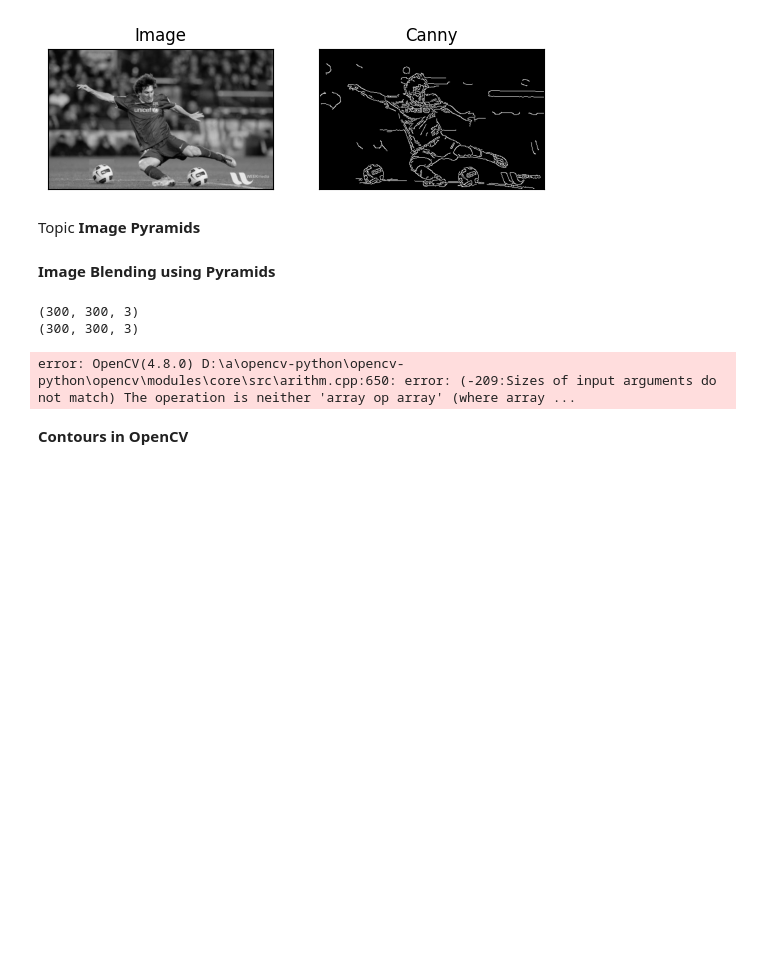
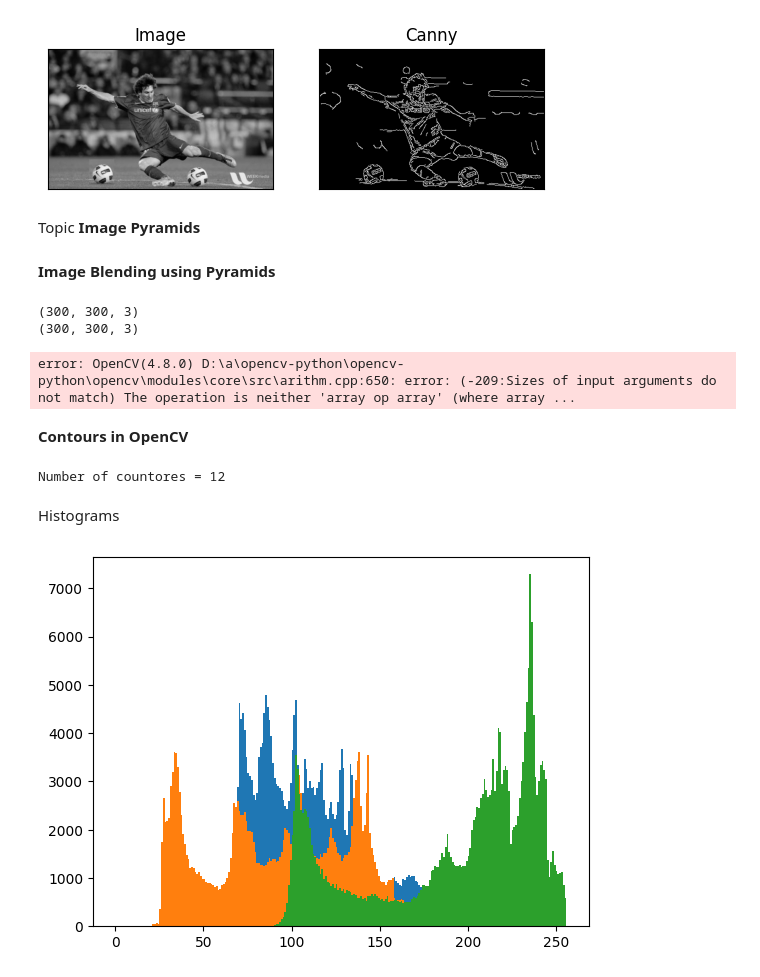
Before and after one commit to Dkalaskar/Practice_DSA_NLP_OpenCV_Opps, a Jupyter notebook: ComputerVision/opencv/image-processing.ipynb, the cells around one changed output. Cells and saved outputs as stored; diff of their text form; code cells hidden in the pictures; blank space fills up the shorter version.

Commit message:
Update image processing file

```diff
--- a/ComputerVision/opencv/image-processing.ipynb
+++ b/ComputerVision/opencv/image-processing.ipynb
@@ -389,3 +389,43 @@ cv.destroyAllWindows()
 error: OpenCV(4.8.0) D:\a\opencv-python\opencv-python\opencv\modules\core\src\arithm.cpp:650: error: (-209:Sizes of input arguments do not match) The operation is neither 'array op array' (where array ...
 # %% [markdown]
 **Contours in OpenCV**
+# %%
+img = cv.imread('D:/PracticeAll/Images/opencv2.png')
+imgray = cv.cvtColor(img, cv.COLOR_BGR2GRAY)
+
+_, thresh = cv.threshold(imgray, 127, 255, 0)
+contours, hierarchy = cv.findContours(thresh, cv.RETR_TREE, cv.CHAIN_APPROX_NONE)
+print ("Number of countores = "+ str(len(contours)))
+
+cv.drawContours(img, contours, -1, (0,255,0),3)
+
+cv.imshow('Image',img)
+cv.imshow('Image Gray',imgray)
+cv.waitKey(0)
+cv.destroyAllWindows()
+# %% [output]
+Number of countores = 12
+# %% [markdown]
+Histograms
+# %%
+img = cv.imread("D:/PracticeAll/Images/lena.png")
+
+b,g,r = cv.split(img)
+# img = np.zeros((200,200),np.uint8)
+# cv.rectangle(img, (0,100), (200,200), (255), -1)
+# cv.rectangle(img, (0,50), (100,100), (127), -1)
+
+
+cv.imshow("Img", img)
+cv.imshow("B", b)
+cv.imshow("G", g)
+cv.imshow("R", r)
+plt.hist(b.ravel(),256,[0, 256])
+plt.hist(g.ravel(),256,[0, 256])
+plt.hist(r.ravel(),256,[0, 256])
+plt.show()
+
+cv.waitKey(0)
+cv.destroyAllWindows()
+# %% [output]
+[figure, added]
```
